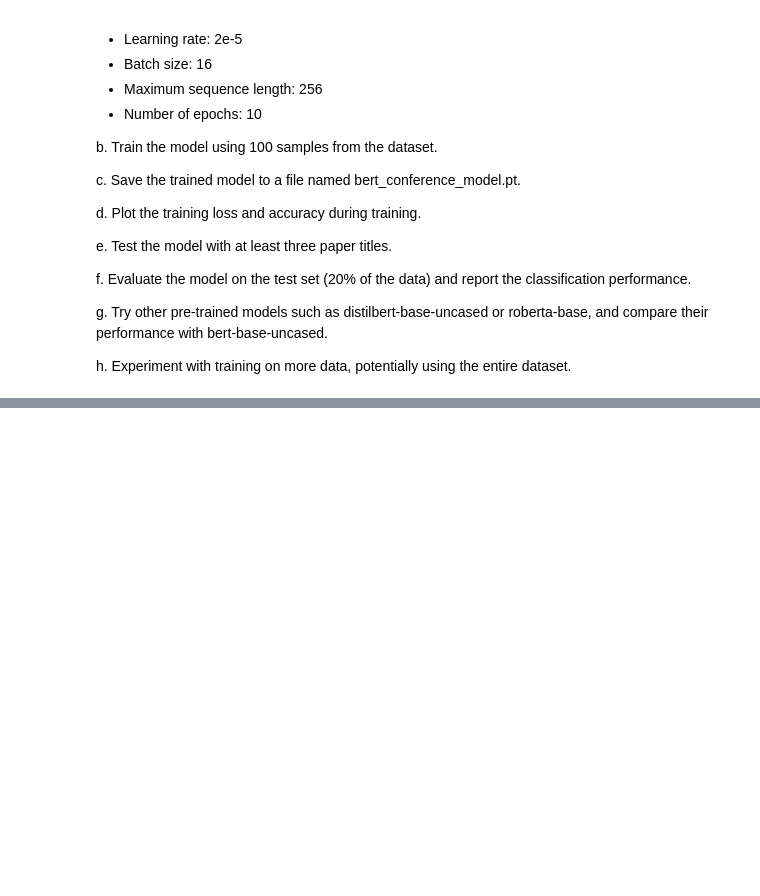
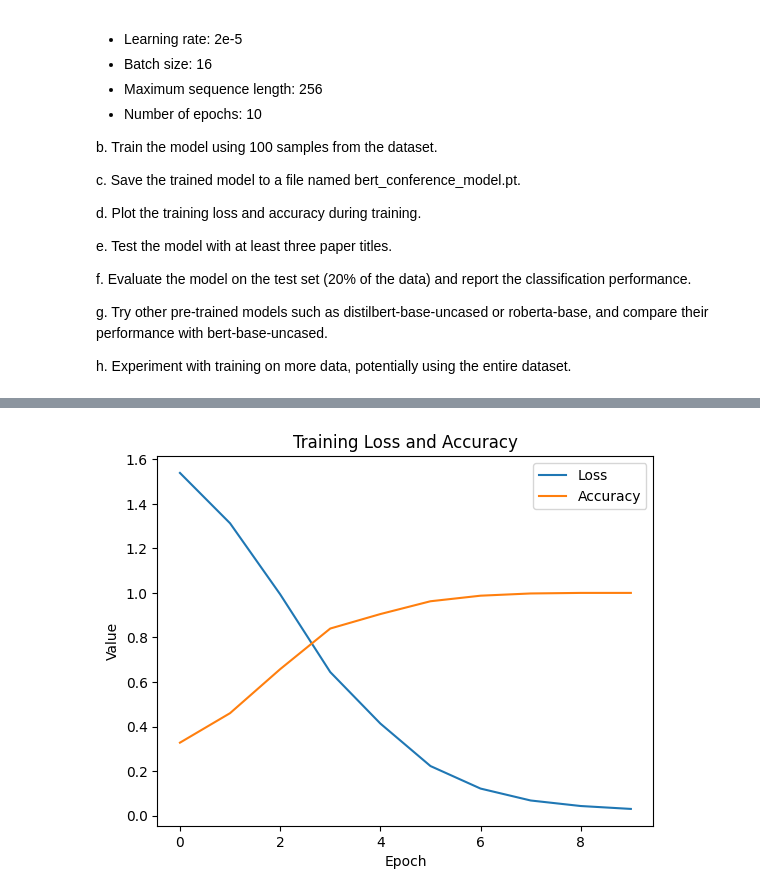
Before and after one commit to AnuragYadav404/information_extraction_foundation_models, a Jupyter notebook: Exercise 7. Information.ipynb, the cells around one changed output, grey strips where cells are left out. Cells and saved outputs as stored; diff of their text form; code cells hidden in the pictures; blank space fills up the shorter version.

Commit message:
Bert training on full dataset compared with LoRA

```diff
--- a/Exercise 7. Information.ipynb
+++ b/Exercise 7. Information.ipynb
@@ -131,0 +214,6 @@ h. Experiment with training on more data, potentially using the entire dataset.
+# %%
+model = BertForSequenceClassification.from_pretrained('bert-base-uncased', num_labels=5)
+model.to(device)
+
+# Define optimizer
+optimizer = AdamW(model.parameters(), lr=2e-5)
@@ -131,0 +237,30 @@ h. Experiment with training on more data, potentially using the entire dataset.
+# %%
+# Training loop
+epochs = 10
+train_losses = []
+train_accuracies = []
+
+for epoch in range(epochs):
+    model.train()
+    total_loss, correct, total = 0, 0, 0
+
+    for batch in tqdm(train_loader):
+        # move input to device
+        input_ids = batch['input_ids'].to(device)
+        attention_mask = batch['attention_mask'].to(device)
+        labels = batch['labels'].to(device)
+
+        optimizer.zero_grad()
+        outputs = model(input_ids=input_ids, attention_mask=attention_mask, labels=labels)
+        loss = outputs.loss
+        loss.backward() #Compute gradient
+        optimizer.step() #Update weights
+
+        total_loss += loss.item()
+        preds = torch.argmax(outputs.logits, dim=1)
+        correct += (preds == labels).sum().item()
+        total += labels.size(0)
+
+    train_losses.append(total_loss / len(train_loader))
+    train_accuracies.append(correct / total)
+    print(f"Epoch {epoch+1}: Loss = {train_losses[-1]:.4f}, Accuracy = {train_accuracies[-1]:.4f}")
@@ -131,0 +281,11 @@ h. Experiment with training on more data, potentially using the entire dataset.
+# %%
+# Plot loss and accuracy curves
+plt.plot(train_losses, label='Loss')
+plt.plot(train_accuracies, label='Accuracy')
+plt.title("Training Loss and Accuracy")
+plt.xlabel("Epoch")
+plt.ylabel("Value")
+plt.legend()
+plt.show()
+# %% [output]
+[figure, added]
```
Also changed, not shown: parts of 13 cells of this notebook, 4 other files.
